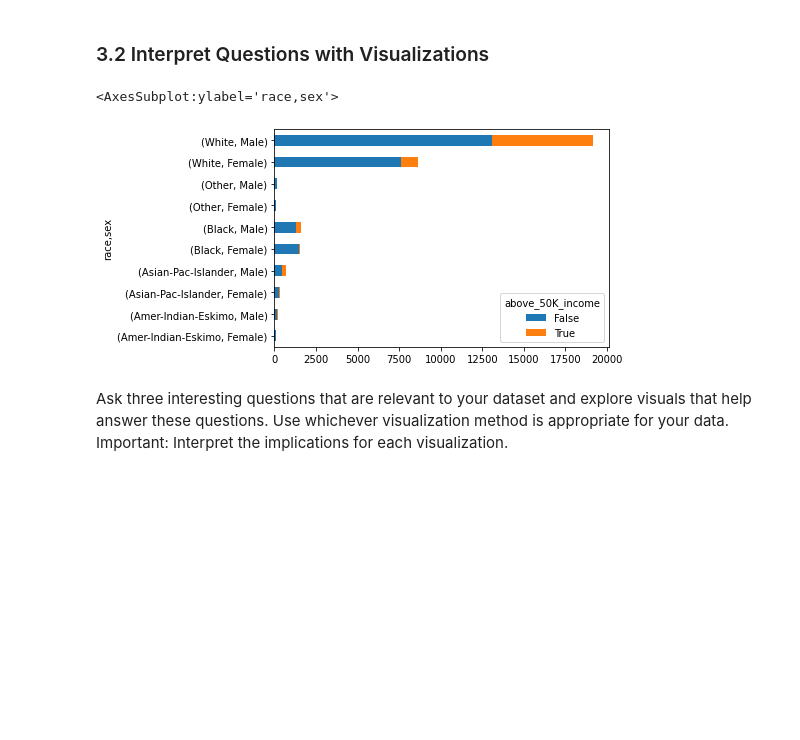
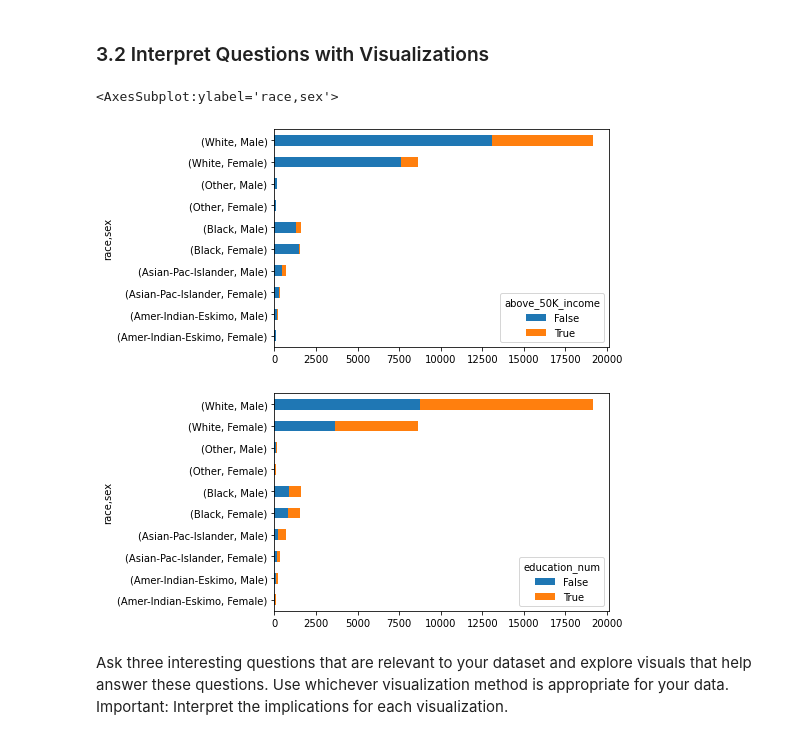
Before and after one commit to mariaherediaa/CS5324-Labs, a Jupyter notebook: Lab1/Lab 1.ipynb, the cells around one changed output. Saved outputs shown, nothing was run; the diff lists cells and outputs as text; code cells hidden in the pictures; blank space fills up the shorter version.

```diff
--- a/Lab1/Lab 1.ipynb
+++ b/Lab1/Lab 1.ipynb
@@ -96,9 +103,11 @@ pd.crosstab(df['occupation'], df['above_50K_income'].astype(bool)) .plot(kind='b
 ### 3.2 Interpret Questions with Visualizations
 # %%
 pd.crosstab([df['race'], df['sex']], df['above_50K_income'].astype(bool)).plot(kind='barh', stacked=True)
+pd.crosstab([df['race'], df['sex']], (df['education_num'] > 9).astype(bool)).plot(kind='barh', stacked=True)
 # %% [output]
 <AxesSubplot:ylabel='race,sex'>
 [figure]
+[figure, added]
 # %% [markdown]
 Ask three interesting questions that are relevant to your dataset and explore visuals that help answer these questions. Use whichever visualization method is appropriate for your data.  Important: Interpret the implications for each visualization.
 # %% [markdown]
```
Also changed, not shown: parts of 2 cells of this notebook.
